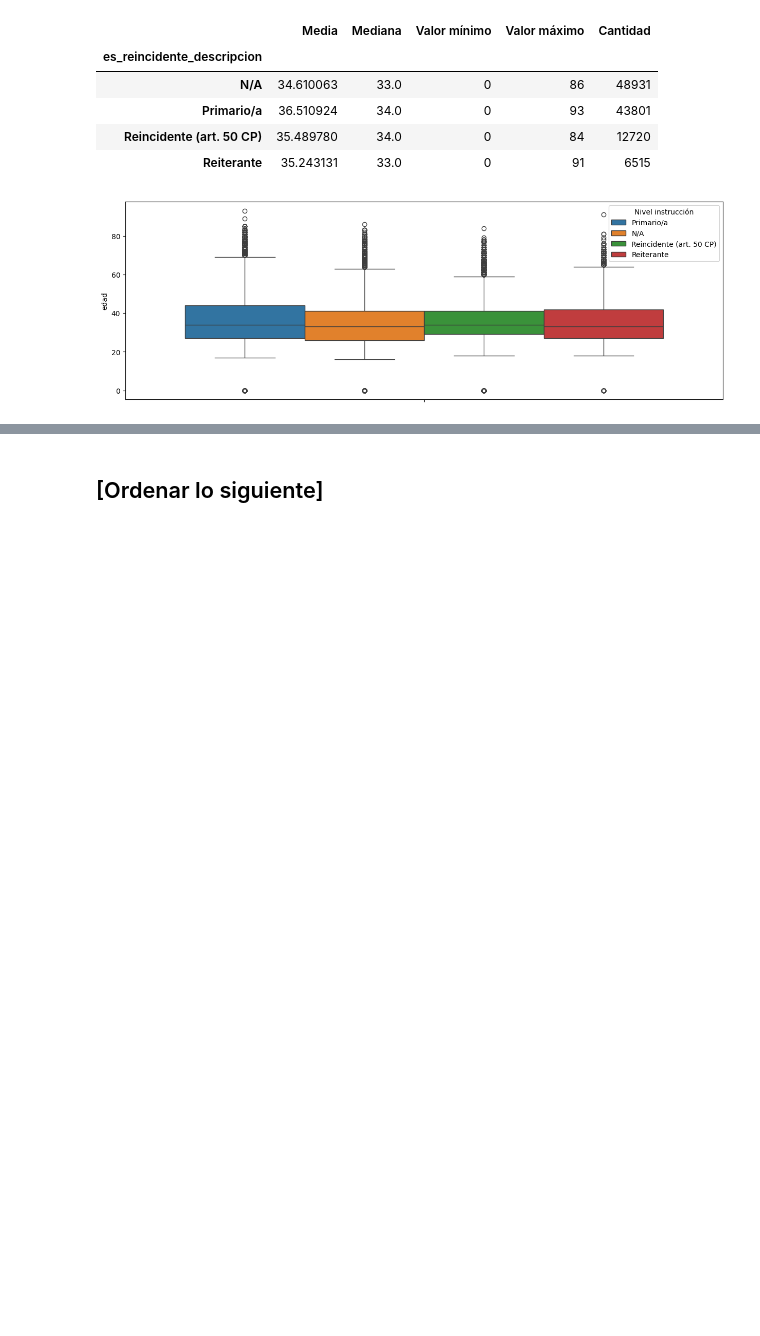
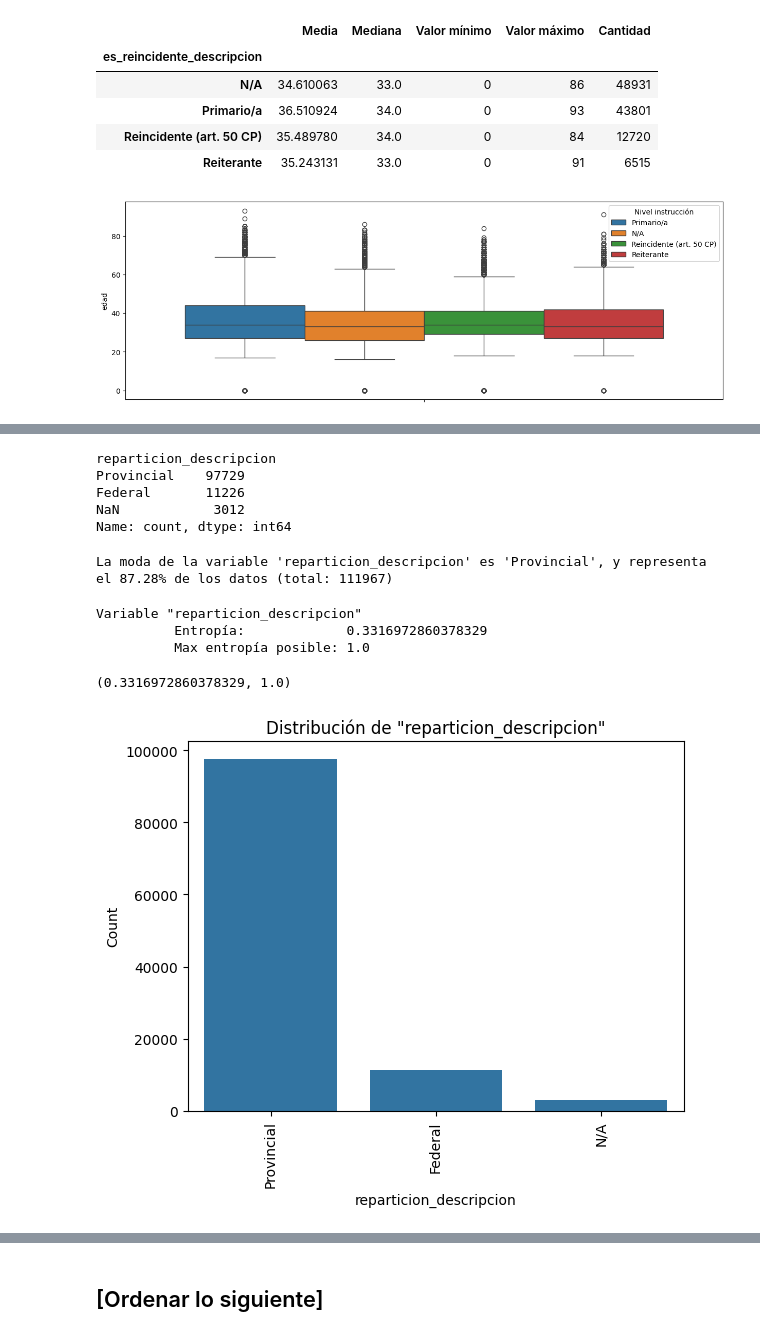
Before and after one commit to gasper-az/CEIA_Analisis_de_datos, a Jupyter notebook: trabajos_practicos/resolucion_tp_01/tp_01.ipynb, the cells around one changed output, grey strips where cells are left out. Cells and saved outputs as stored; diff of their text form; code cells hidden in the pictures; blank space fills up the shorter version.

Commit message:
[tp-01] reparticion_descripcion

```diff
--- a/trabajos_practicos/resolucion_tp_01/tp_01.ipynb
+++ b/trabajos_practicos/resolucion_tp_01/tp_01.ipynb
@@ -1634,0 +1666,29 @@ graficar_boxplot(df_sneep_no_ids_csv.apply(fill_na_as_string_lambda), col="edad"
+# %%
+df_sneep_no_ids_csv["reparticion_descripcion"].value_counts(dropna=False)
+# %% [output]
+reparticion_descripcion
+Provincial    97729
+Federal       11226
+NaN            3012
+Name: count, dtype: int64
+# %%
+total = df_sneep_no_ids_csv.apply(fill_na_as_string_lambda)["reparticion_descripcion"].count()
+moda = df_sneep_no_ids_csv.apply(fill_na_as_string_lambda)["reparticion_descripcion"].mode()[0]
+
+cant_igual_moda = df_sneep_no_ids_csv.apply(fill_na_as_string_lambda)[df_sneep_no_ids_csv.apply(fill_na_as_string_lambda)["reparticion_descripcion"] == moda]["reparticion_descripcion"].count()
+porcentaje_moda = cant_igual_moda*100/total
+
+print(f"La moda de la variable \'reparticion_descripcion\' es \'{moda}\', y representa el {porcentaje_moda:.2f}% de los datos (total: {total})")
+# %% [output]
+La moda de la variable 'reparticion_descripcion' es 'Provincial', y representa el 87.28% de los datos (total: 111967)
+# %%
+obtener_entropia_de_shannon(df_sneep_no_ids_csv, "reparticion_descripcion")
+# %% [output]
+Variable "reparticion_descripcion"
+          Entropía:             0.3316972860378329
+          Max entropía posible: 1.0
+(0.3316972860378329, 1.0)
+# %%
+graficar_distribucion_histograma(data=df_sneep_no_ids_csv.fillna("N/A"), col="reparticion_descripcion", titulo="Distribución de \"reparticion_descripcion\"", xlabel="reparticion_descripcion", rotation=90)
+# %% [output]
+[figure, added]
```
Also changed, not shown: parts of 5 cells of this notebook.
